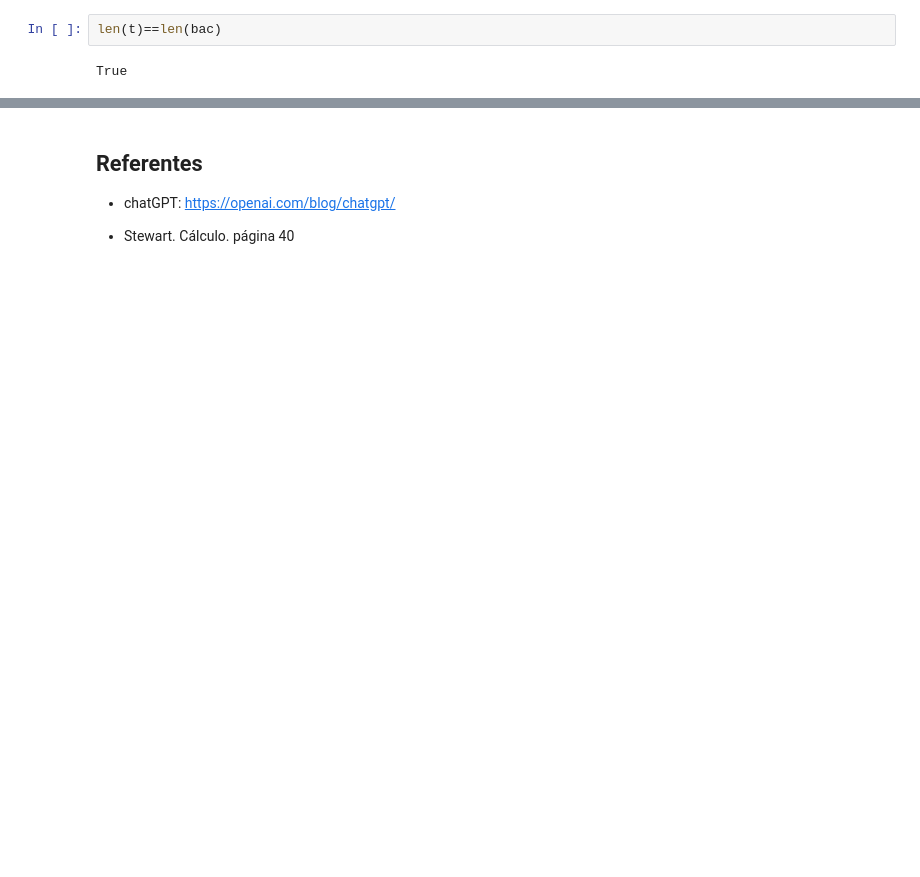
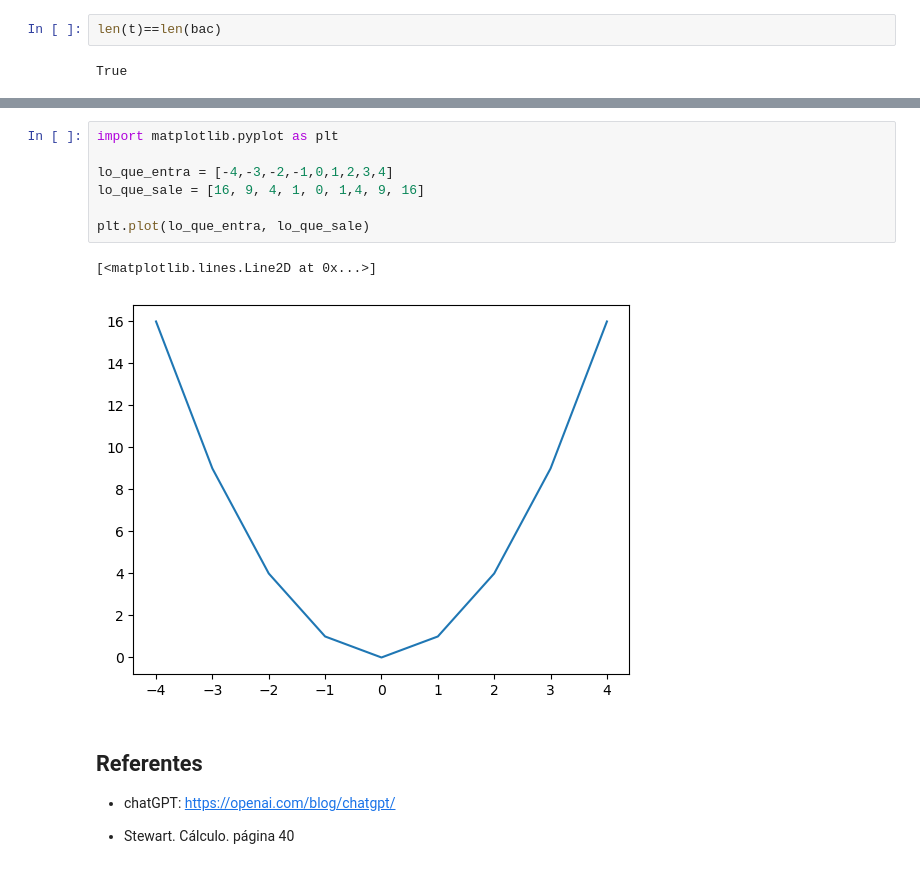
Before and after one commit to marco-canas/fundamentos_de_las_matematicas, a Jupyter notebook: clases/5_class_feb_23_funciones_como_modelos/5_class_feb_23_funciones_modelos.ipynb, the cells around one changed output, grey strips where cells are left out. Cells and saved outputs as stored; diff of their text form; blank space fills up the shorter version.

```diff
--- a/clases/5_class_feb_23_funciones_como_modelos/5_class_feb_23_funciones_modelos.ipynb
+++ b/clases/5_class_feb_23_funciones_como_modelos/5_class_feb_23_funciones_modelos.ipynb
@@ -69,3 +129,13 @@ plt.savefig('alcohol_tiempo.jpg')
+# %%
+import matplotlib.pyplot as plt
+
+lo_que_entra = [-4,-3,-2,-1,0,1,2,3,4]
+lo_que_sale = [16, 9, 4, 1, 0, 1,4, 9, 16]
+
+plt.plot(lo_que_entra, lo_que_sale)
+# %% [output]
+[<matplotlib.lines.Line2D at 0x...>]
+[figure, added]
 # %% [markdown]
 ## Referentes
 
```
Also changed, not shown: parts of 19 cells of this notebook, 1 other file.
